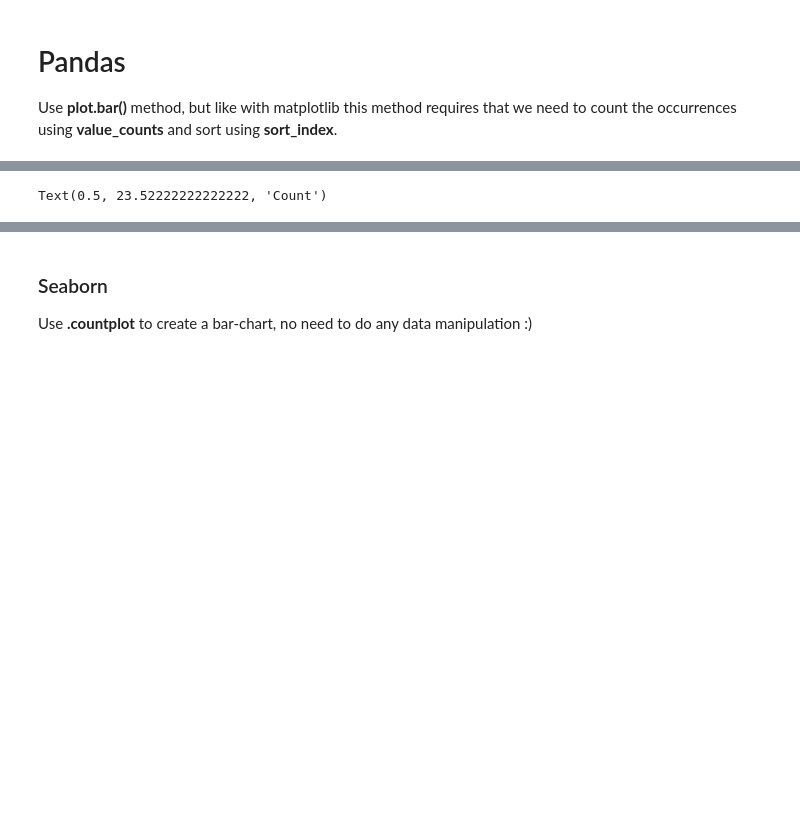
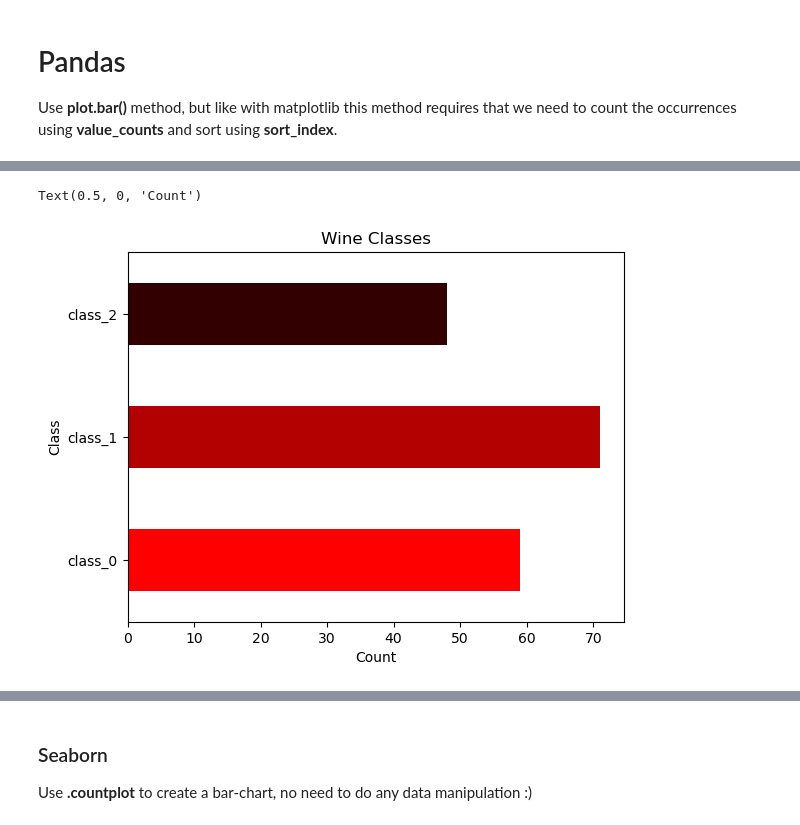
Before and after one commit to TLuter-252/data_viz_python_tutorial, a Jupyter notebook: Data_Viz_Tutorial.ipynb, the cells around one changed output, grey strips where cells are left out. Drawn from its saved outputs; the diff is of its cells as text; code cells hidden in the pictures; blank space fills up the shorter version.

```diff
--- a/Data_Viz_Tutorial.ipynb
+++ b/Data_Viz_Tutorial.ipynb
@@ -345,8 +346,9 @@ Text(42.597222222222214, 0.5, 'Count')
 # %%
-wine_df['class'].value_counts().sort_index().plot.barh(color=['red', 'blue', 'green'])
+wine_df['class'].value_counts().sort_index().plot.barh(color=['red', '#b30000', '#330000'])
 plt.title('Wine Classes')
 plt.ylabel('Class')
 plt.xlabel('Count')
 # %% [output]
-Text(0.5, 23.52222222222222, 'Count')
+Text(0.5, 0, 'Count')
+[figure, added]
 # %%
```
Also changed, not shown: parts of 16 cells of this notebook.
